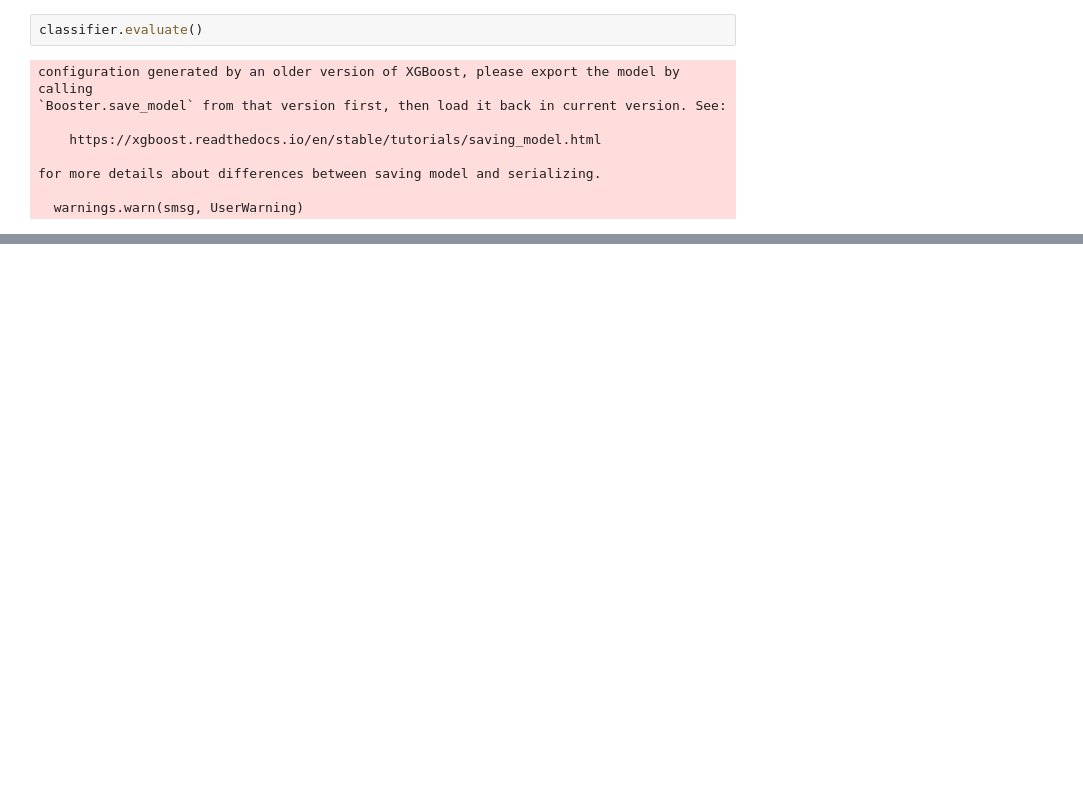
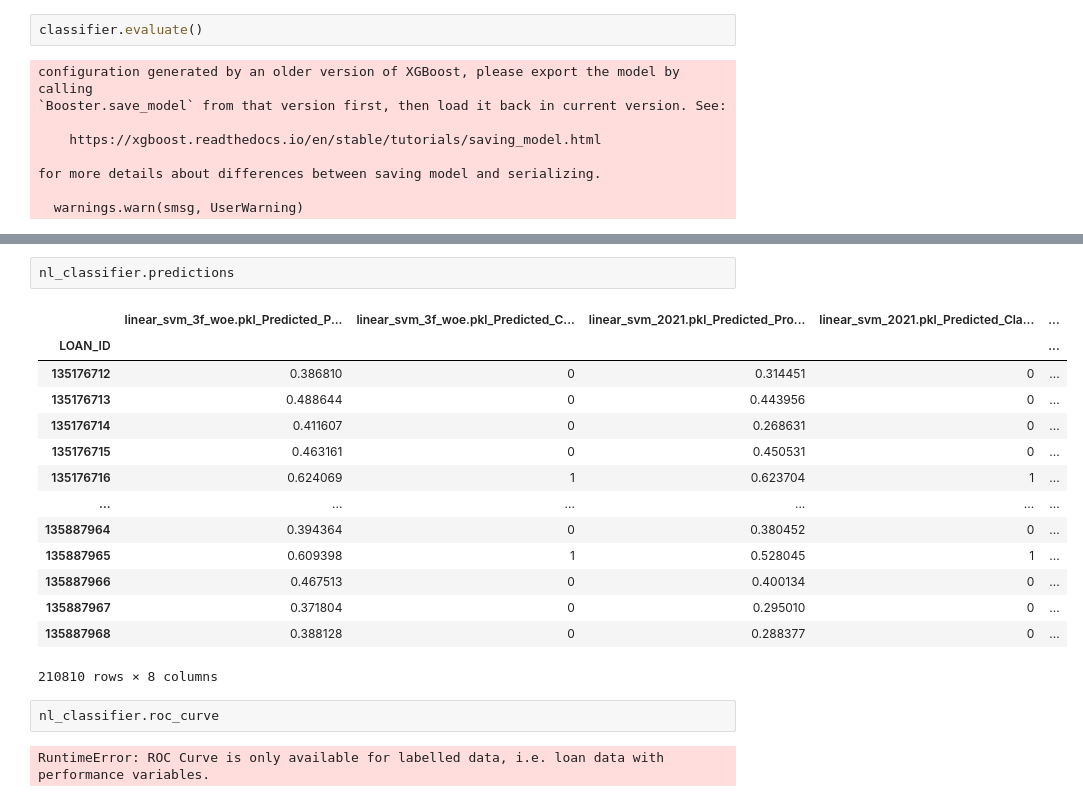
Before and after one commit to MIE479-2024/msf-capstone-crm, a Jupyter notebook: loanclassifier/example_use.ipynb, the cells around one changed output, grey strips where cells are left out. Cells and saved outputs as stored; diff of their text form; blank space fills up the shorter version.

```diff
--- a/loanclassifier/example_use.ipynb
+++ b/loanclassifier/example_use.ipynb
@@ -53,0 +76,21 @@ classifier.metrics
+# %%
+nl_classifier.predictions
+# %% [output]
+|  | linear_svm_3f_woe.pkl_Predicted_P... | linear_svm_3f_woe.pkl_Predicted_C... | linear_svm_2021.pkl_Predicted_Pro... | linear_svm_2021.pkl_Predicted_Cla... | ... |
+| LOAN_ID |  |  |  |  | ... |
+| 135176712 | 0.386810 | 0 | 0.314451 | 0 | ... |
+| 135176713 | 0.488644 | 0 | 0.443956 | 0 | ... |
+| 135176714 | 0.411607 | 0 | 0.268631 | 0 | ... |
+| 135176715 | 0.463161 | 0 | 0.450531 | 0 | ... |
+| 135176716 | 0.624069 | 1 | 0.623704 | 1 | ... |
+| ... | ... | ... | ... | ... | ... |
+| 135887964 | 0.394364 | 0 | 0.380452 | 0 | ... |
+| 135887965 | 0.609398 | 1 | 0.528045 | 1 | ... |
+| 135887966 | 0.467513 | 0 | 0.400134 | 0 | ... |
+| 135887967 | 0.371804 | 0 | 0.295010 | 0 | ... |
+| 135887968 | 0.388128 | 0 | 0.288377 | 0 | ... |
+210810 rows × 8 columns
+# %%
+nl_classifier.roc_curve
+# %% [output]
+RuntimeError: ROC Curve is only available for labelled data, i.e. loan data with performance variables.
```
Also changed, not shown: parts of 7 cells of this notebook, 2 other files.
